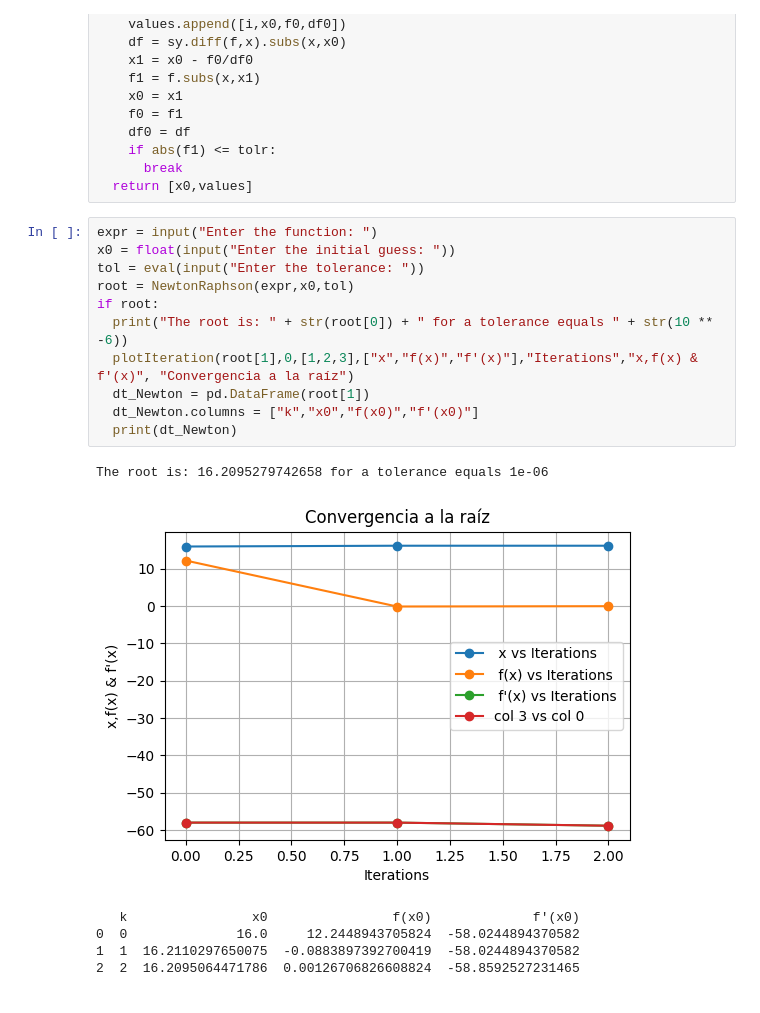
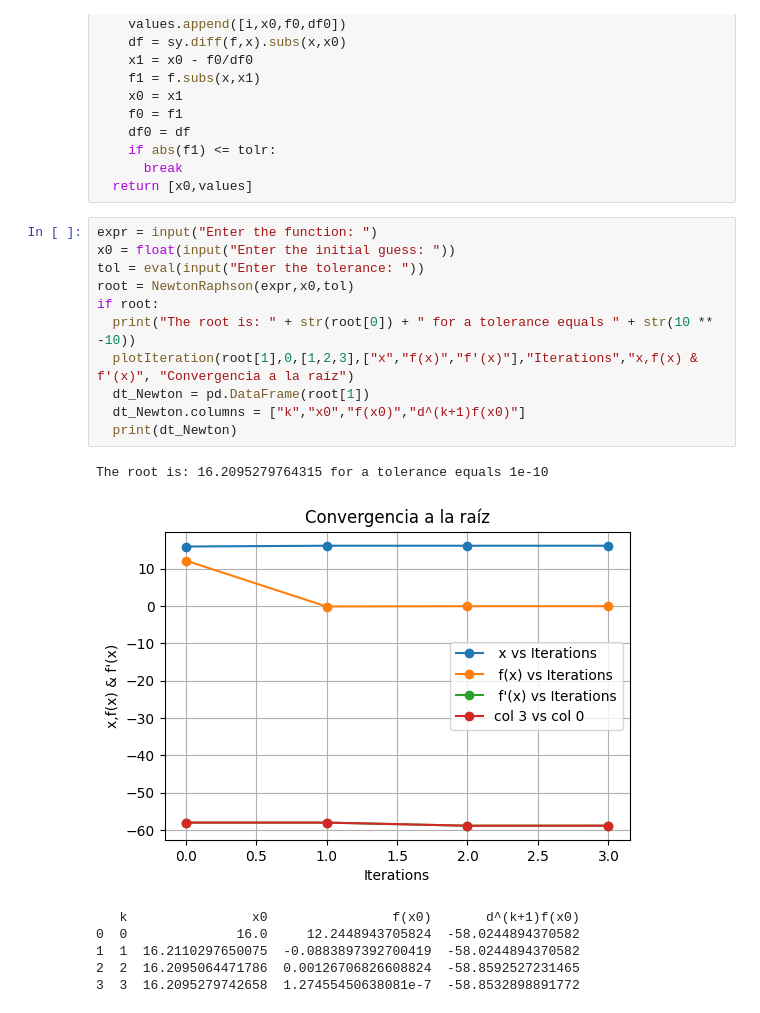
Before and after one commit to garoperob/UN20252S_NumericalMethods, a Jupyter notebook: lab1ex2.ipynb, the cells around one changed output. Cells and saved outputs as stored; diff of their text form.

Commit message:
Exercise 2 changing tolerance to 10**-10

```diff
--- a/lab1ex2.ipynb
+++ b/lab1ex2.ipynb
@@ -46,18 +46,19 @@ def NewtonRaphson(expr,x0,tolr):
 # %%
 expr = input("Enter the function: ")
 x0 = float(input("Enter the initial guess: "))
 tol = eval(input("Enter the tolerance: "))
 root = NewtonRaphson(expr,x0,tol)
 if root:
-  print("The root is: " + str(root[0]) + " for a tolerance equals " + str(10 ** -6))
+  print("The root is: " + str(root[0]) + " for a tolerance equals " + str(10 ** -10))
   plotIteration(root[1],0,[1,2,3],["x","f(x)","f'(x)"],"Iterations","x,f(x) & f'(x)", "Convergencia a la raíz")
   dt_Newton = pd.DataFrame(root[1])
-  dt_Newton.columns = ["k","x0","f(x0)","f'(x0)"]
+  dt_Newton.columns = ["k","x0","f(x0)","d^(k+1)f(x0)"]
   print(dt_Newton)
 # %% [output]
-The root is: 16.2095279742658 for a tolerance equals 1e-06
+The root is: 16.2095279764315 for a tolerance equals 1e-10
-[figure, old version]
+[figure, new version]
-   k                x0                f(x0)             f'(x0)
+   k                x0                f(x0)       d^(k+1)f(x0)
 0  0              16.0     12.2448943705824  -58.0244894370582
 1  1  16.2110297650075  -0.0883897392700419  -58.0244894370582
 2  2  16.2095064471786  0.00126706826608824  -58.8592527231465
+3  3  16.2095279742658  1.27455450638081e-7  -58.8532898891772
```
